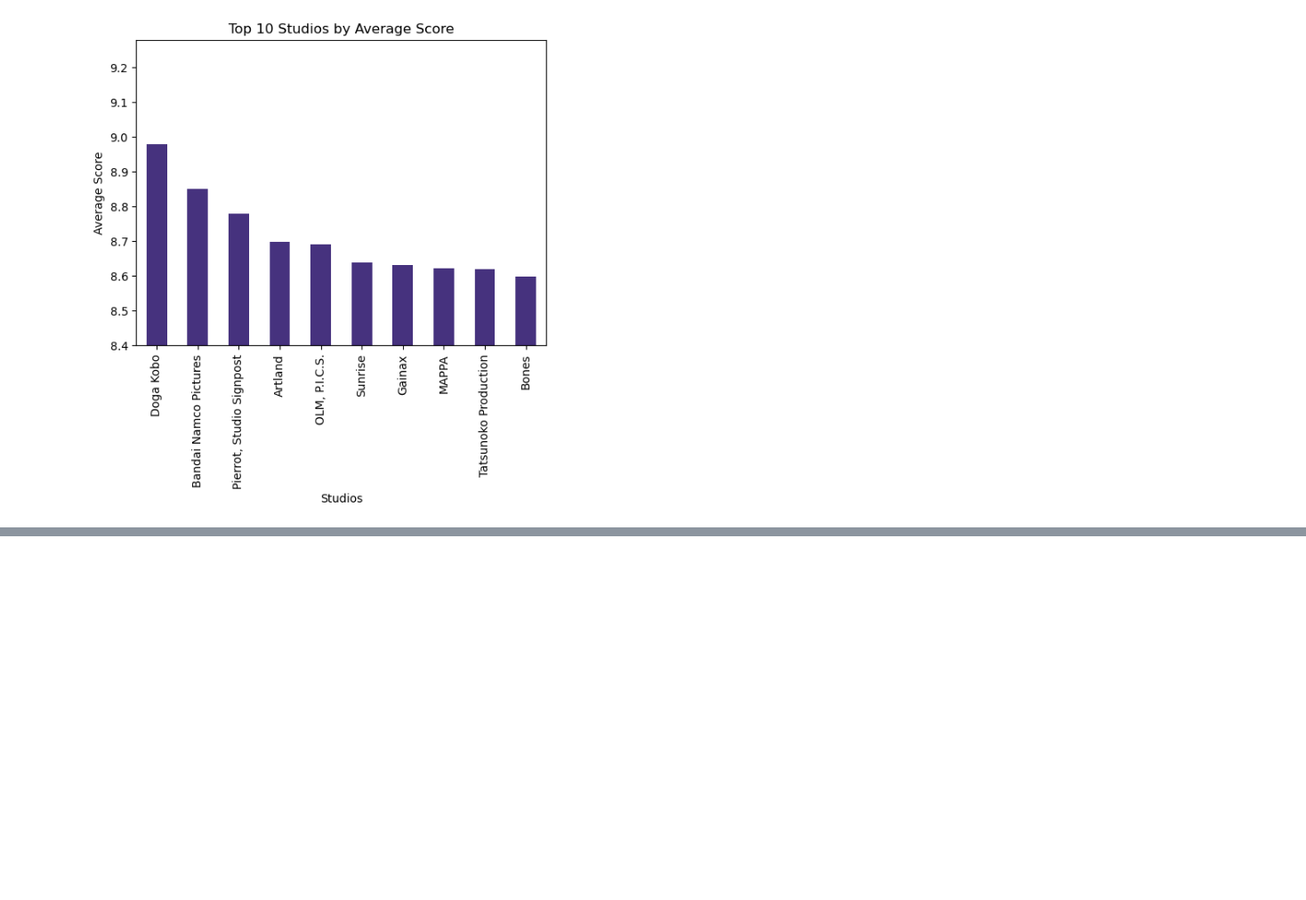
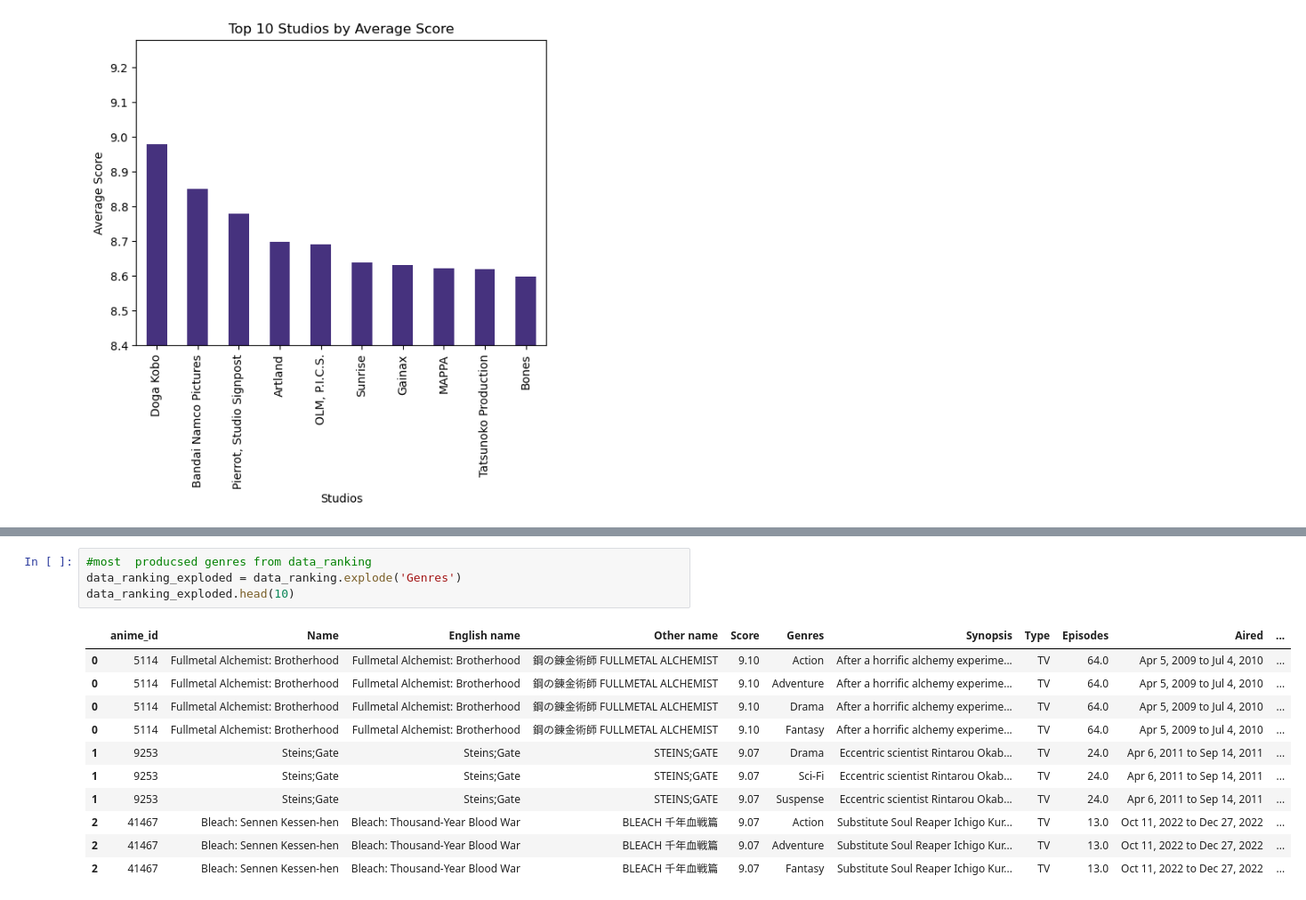
Before and after one commit to santiago20342/python-coruse, a Jupyter notebook: Projects/analysis/kira_anime.ipynb, the cells around one changed output, grey strips where cells are left out. Shown at 89% size. Cells and saved outputs as stored; diff of their text form; blank space fills up the shorter version.

```diff
--- a/Projects/analysis/kira_anime.ipynb
+++ b/Projects/analysis/kira_anime.ipynb
@@ -506,0 +507,16 @@ data[['Name', 'Score', 'Rank']].head(10)
+# %%
+#most  producsed genres from data_ranking
+data_ranking_exploded = data_ranking.explode('Genres')
+data_ranking_exploded.head(10)
+# %% [output]
+|  | anime_id | Name | English name | Other name | Score | Genres | Synopsis | Type | Episodes | Aired | ... |
+| 0 | 5114 | Fullmetal Alchemist: Brotherhood | Fullmetal Alchemist: Brotherhood | 鋼の錬金術師 FULLMETAL ALCHEMIST | 9.10 | Action | After a horrific alchemy experime... | TV | 64.0 | Apr 5, 2009 to Jul 4, 2010 | ... |
+| 0 | 5114 | Fullmetal Alchemist: Brotherhood | Fullmetal Alchemist: Brotherhood | 鋼の錬金術師 FULLMETAL ALCHEMIST | 9.10 | Adventure | After a horrific alchemy experime... | TV | 64.0 | Apr 5, 2009 to Jul 4, 2010 | ... |
+| 0 | 5114 | Fullmetal Alchemist: Brotherhood | Fullmetal Alchemist: Brotherhood | 鋼の錬金術師 FULLMETAL ALCHEMIST | 9.10 | Drama | After a horrific alchemy experime... | TV | 64.0 | Apr 5, 2009 to Jul 4, 2010 | ... |
+| 0 | 5114 | Fullmetal Alchemist: Brotherhood | Fullmetal Alchemist: Brotherhood | 鋼の錬金術師 FULLMETAL ALCHEMIST | 9.10 | Fantasy | After a horrific alchemy experime... | TV | 64.0 | Apr 5, 2009 to Jul 4, 2010 | ... |
+| 1 | 9253 | Steins;Gate | Steins;Gate | STEINS;GATE | 9.07 | Drama | Eccentric scientist Rintarou Okab... | TV | 24.0 | Apr 6, 2011 to Sep 14, 2011 | ... |
+| 1 | 9253 | Steins;Gate | Steins;Gate | STEINS;GATE | 9.07 | Sci-Fi | Eccentric scientist Rintarou Okab... | TV | 24.0 | Apr 6, 2011 to Sep 14, 2011 | ... |
+| 1 | 9253 | Steins;Gate | Steins;Gate | STEINS;GATE | 9.07 | Suspense | Eccentric scientist Rintarou Okab... | TV | 24.0 | Apr 6, 2011 to Sep 14, 2011 | ... |
+| 2 | 41467 | Bleach: Sennen Kessen-hen | Bleach: Thousand-Year Blood War | BLEACH 千年血戦篇 | 9.07 | Action | Substitute Soul Reaper Ichigo Kur... | TV | 13.0 | Oct 11, 2022 to Dec 27, 2022 | ... |
+| 2 | 41467 | Bleach: Sennen Kessen-hen | Bleach: Thousand-Year Blood War | BLEACH 千年血戦篇 | 9.07 | Adventure | Substitute Soul Reaper Ichigo Kur... | TV | 13.0 | Oct 11, 2022 to Dec 27, 2022 | ... |
+| 2 | 41467 | Bleach: Sennen Kessen-hen | Bleach: Thousand-Year Blood War | BLEACH 千年血戦篇 | 9.07 | Fantasy | Substitute Soul Reaper Ichigo Kur... | TV | 13.0 | Oct 11, 2022 to Dec 27, 2022 | ... |
```
Also changed, not shown: parts of 8 cells of this notebook, 1 other file.
